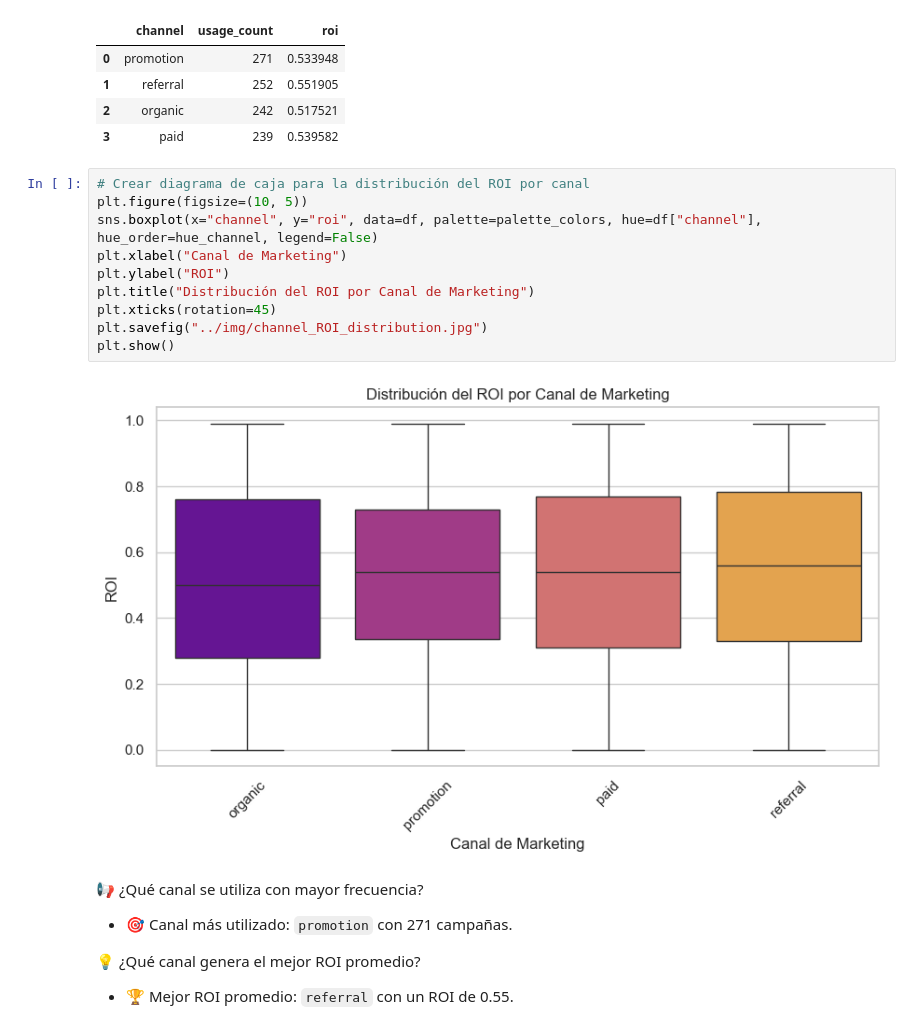
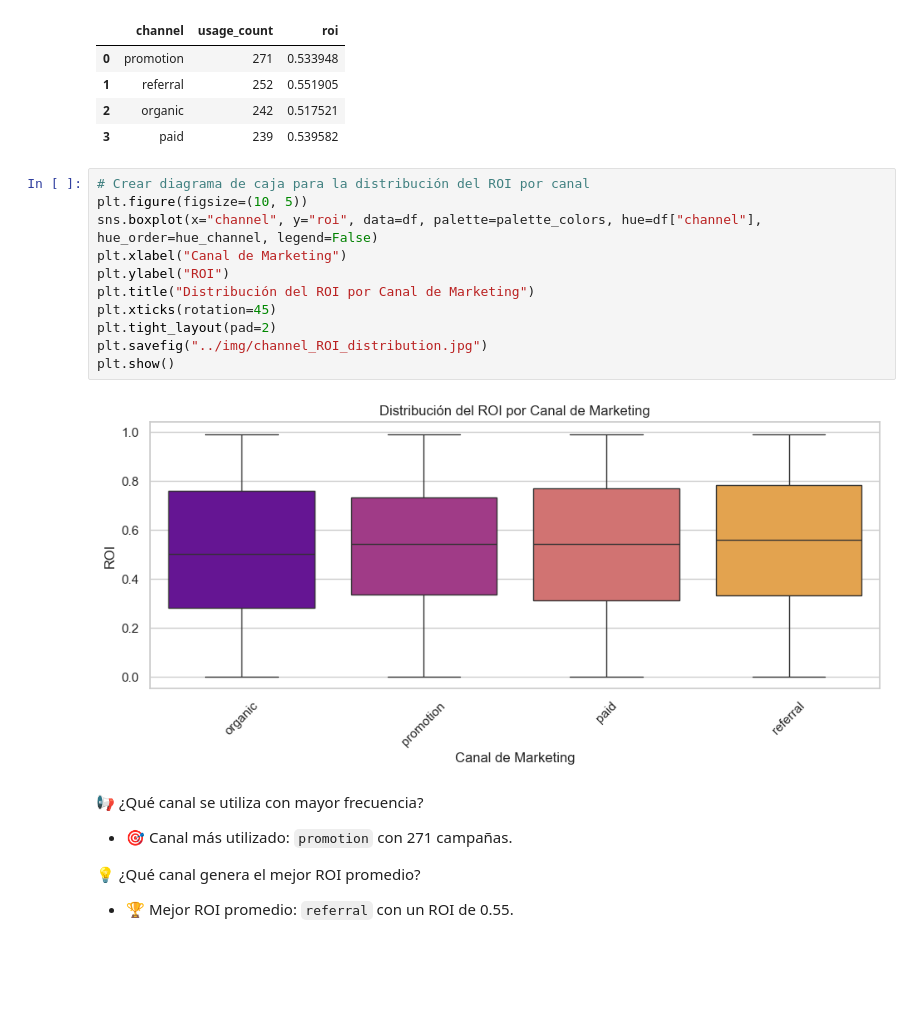
Before and after one commit to PabloBdL/Marketing, a Jupyter notebook: notebooks/02_data_analysis.ipynb, the cells around one changed output. Saved outputs shown, nothing was run; the diff lists cells and outputs as text; blank space fills up the shorter version.

```diff
--- a/notebooks/02_data_analysis.ipynb
+++ b/notebooks/02_data_analysis.ipynb
@@ -108,15 +109,16 @@ Análisis por canal:
 # %%
 # Crear diagrama de caja para la distribución del ROI por canal
 plt.figure(figsize=(10, 5))
 sns.boxplot(x="channel", y="roi", data=df, palette=palette_colors, hue=df["channel"], hue_order=hue_channel, legend=False)
 plt.xlabel("Canal de Marketing")
 plt.ylabel("ROI")
 plt.title("Distribución del ROI por Canal de Marketing")
 plt.xticks(rotation=45)
+plt.tight_layout(pad=2)
 plt.savefig("../img/channel_ROI_distribution.jpg")
 plt.show()
 # %% [output]
-[figure, old version]
+[figure, new version]
 # %% [markdown]
 📢 ¿Qué canal se utiliza con mayor frecuencia?
 
```
Also changed, not shown: parts of 5 cells of this notebook, 9 other files.
